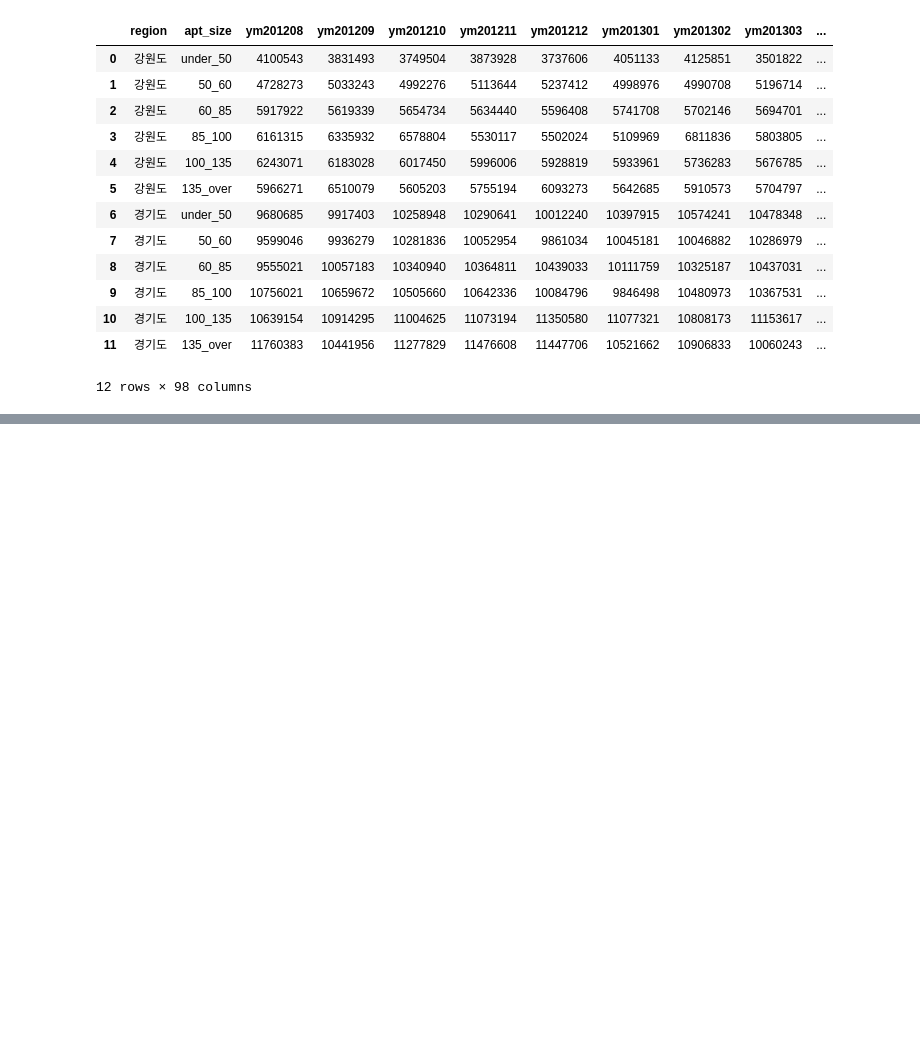
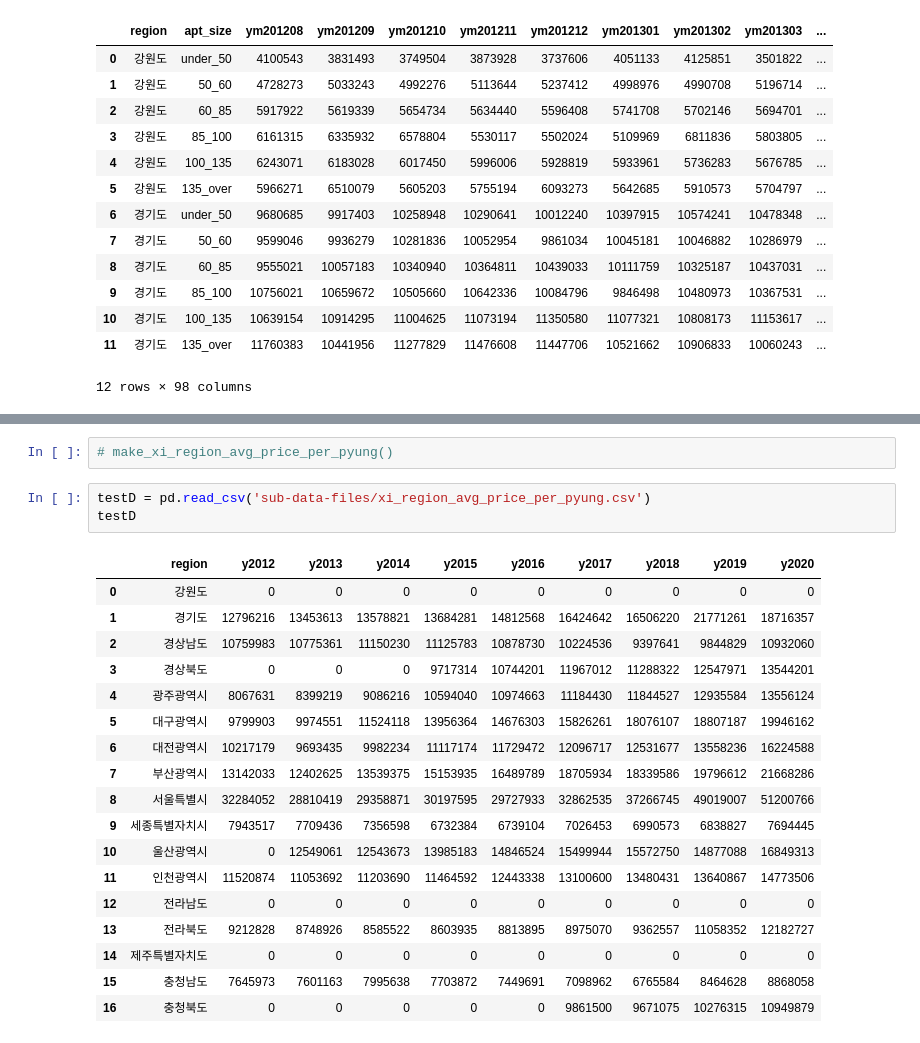
Before and after one commit to TTGGPP/hello_world, a Jupyter notebook: team_project/private_khp771/db_to_memory.ipynb, the cells around one changed output, grey strips where cells are left out. Cells and saved outputs as stored; diff of their text form; blank space fills up the shorter version.

```diff
--- a/team_project/private_khp771/db_to_memory.ipynb
+++ b/team_project/private_khp771/db_to_memory.ipynb
@@ -582,0 +673,24 @@ testD.head(12)
+# %%
+# make_xi_region_avg_price_per_pyung()
+# %%
+testD = pd.read_csv('sub-data-files/xi_region_avg_price_per_pyung.csv')
+testD
+# %% [output]
+|  | region | y2012 | y2013 | y2014 | y2015 | y2016 | y2017 | y2018 | y2019 | y2020 |
+| 0 | 강원도 | 0 | 0 | 0 | 0 | 0 | 0 | 0 | 0 | 0 |
+| 1 | 경기도 | 12796216 | 13453613 | 13578821 | 13684281 | 14812568 | 16424642 | 16506220 | 21771261 | 18716357 |
+| 2 | 경상남도 | 10759983 | 10775361 | 11150230 | 11125783 | 10878730 | 10224536 | 9397641 | 9844829 | 10932060 |
+| 3 | 경상북도 | 0 | 0 | 0 | 9717314 | 10744201 | 11967012 | 11288322 | 12547971 | 13544201 |
+| 4 | 광주광역시 | 8067631 | 8399219 | 9086216 | 10594040 | 10974663 | 11184430 | 11844527 | 12935584 | 13556124 |
+| 5 | 대구광역시 | 9799903 | 9974551 | 11524118 | 13956364 | 14676303 | 15826261 | 18076107 | 18807187 | 19946162 |
+| 6 | 대전광역시 | 10217179 | 9693435 | 9982234 | 11117174 | 11729472 | 12096717 | 12531677 | 13558236 | 16224588 |
+| 7 | 부산광역시 | 13142033 | 12402625 | 13539375 | 15153935 | 16489789 | 18705934 | 18339586 | 19796612 | 21668286 |
+| 8 | 서울특별시 | 32284052 | 28810419 | 29358871 | 30197595 | 29727933 | 32862535 | 37266745 | 49019007 | 51200766 |
+| 9 | 세종특별자치시 | 7943517 | 7709436 | 7356598 | 6732384 | 6739104 | 7026453 | 6990573 | 6838827 | 7694445 |
+| 10 | 울산광역시 | 0 | 12549061 | 12543673 | 13985183 | 14846524 | 15499944 | 15572750 | 14877088 | 16849313 |
+| 11 | 인천광역시 | 11520874 | 11053692 | 11203690 | 11464592 | 12443338 | 13100600 | 13480431 | 13640867 | 14773506 |
+| 12 | 전라남도 | 0 | 0 | 0 | 0 | 0 | 0 | 0 | 0 | 0 |
+| 13 | 전라북도 | 9212828 | 8748926 | 8585522 | 8603935 | 8813895 | 8975070 | 9362557 | 11058352 | 12182727 |
+| 14 | 제주특별자치도 | 0 | 0 | 0 | 0 | 0 | 0 | 0 | 0 | 0 |
+| 15 | 충청남도 | 7645973 | 7601163 | 7995638 | 7703872 | 7449691 | 7098962 | 6765584 | 8464628 | 8868058 |
+| 16 | 충청북도 | 0 | 0 | 0 | 0 | 0 | 9861500 | 9671075 | 10276315 | 10949879 |
```
Also changed, not shown: parts of 17 cells of this notebook, 4 other files.
